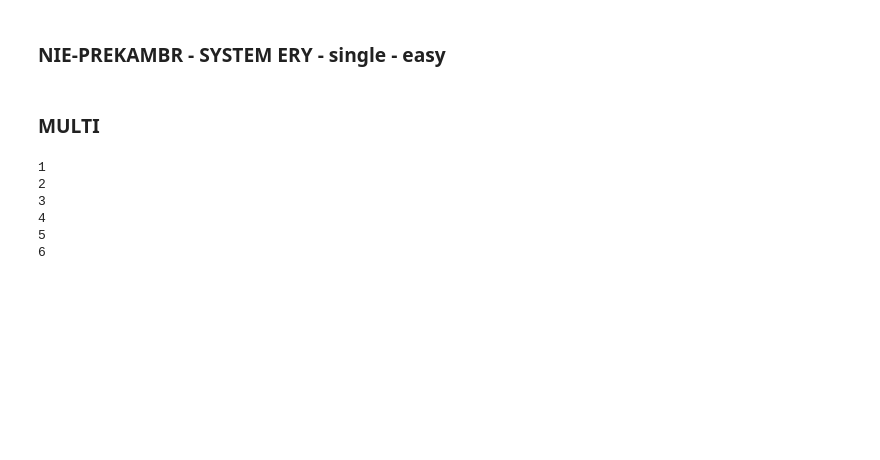
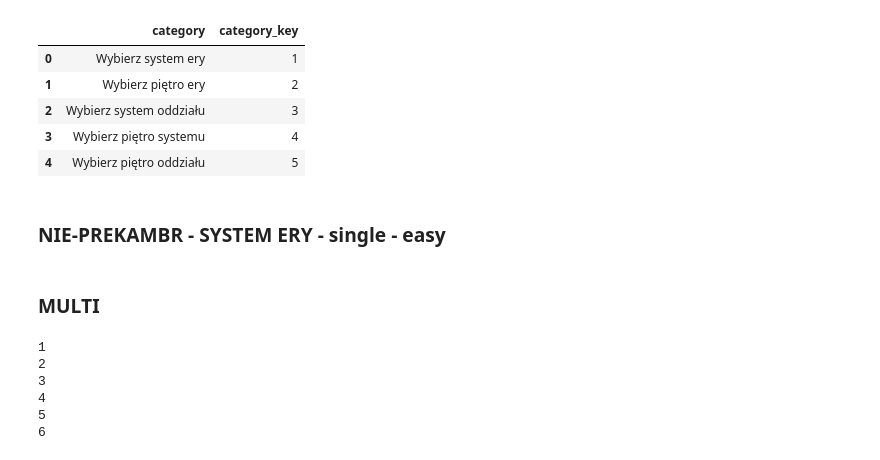
Before and after one commit to wiktorpiela/wucziapping, a Jupyter notebook: backend/question_builder/testing.ipynb, the cells around one changed output. Drawn from its saved outputs; the diff is of its cells as text; code cells hidden in the pictures; blank space fills up the shorter version.

```diff
--- a/backend/question_builder/testing.ipynb
+++ b/backend/question_builder/testing.ipynb
@@ -6,3 +26,18 @@ import os
+# %%
+data['category']=data['question'].str.split().str[:3].str.join(" ")
+# %%
+categories=data['category'].drop_duplicates().to_frame().reset_index(drop=True)
+# %%
+categories['category_key'] = np.arange(1,len(categories)+1)
+# %%
+categories
+# %% [output]
+|  | category | category_key |
+| 0 | Wybierz system ery | 1 |
+| 1 | Wybierz piętro ery | 2 |
+| 2 | Wybierz system oddziału | 3 |
+| 3 | Wybierz piętro systemu | 4 |
+| 4 | Wybierz piętro oddziału | 5 |
 # %%
 no_precambr_data = pd.read_excel(f"{os.getcwd()}\inputs\wucziapping_data.xlsx", sheet_name="reszta")
 precambr_data = pd.read_excel(f"{os.getcwd()}\inputs\wucziapping_data.xlsx", sheet_name="Prekambr")
```
Also changed, not shown: parts of 3 cells of this notebook, 1 other file.
